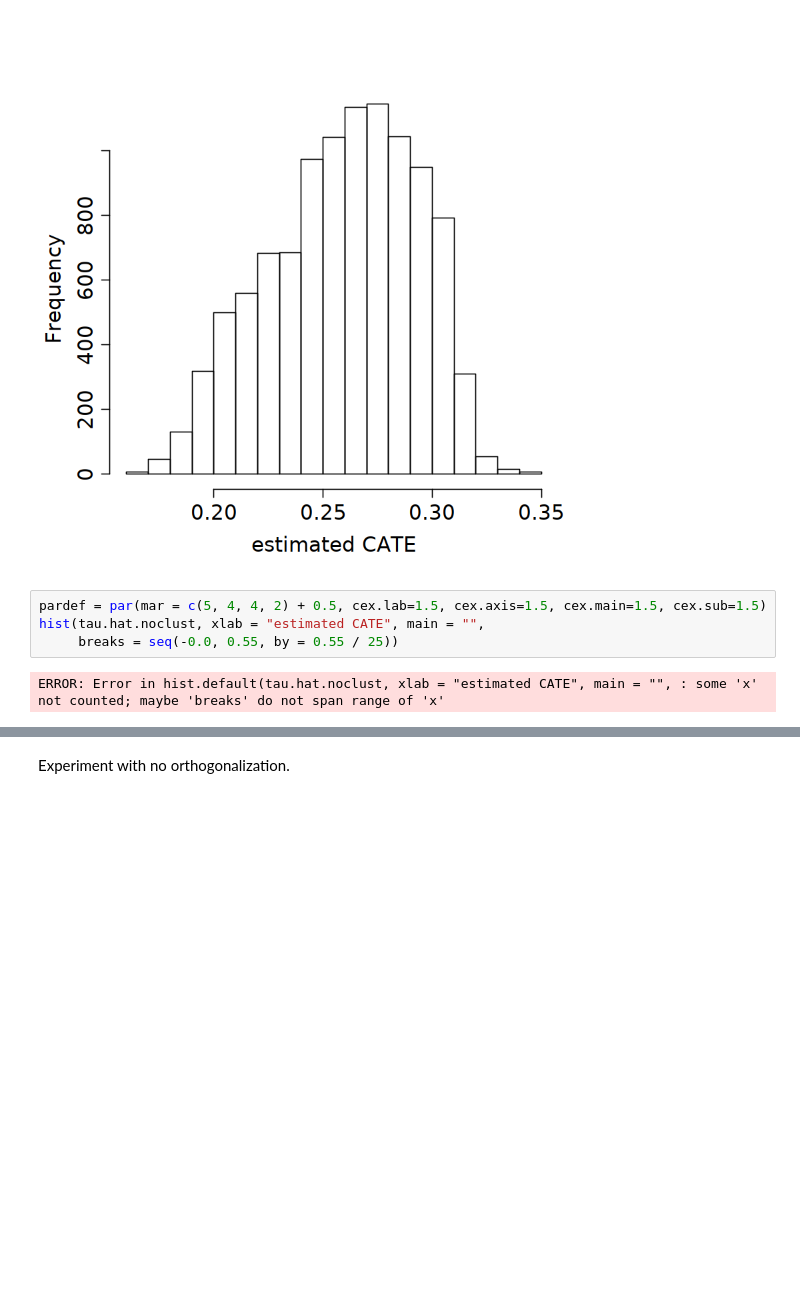
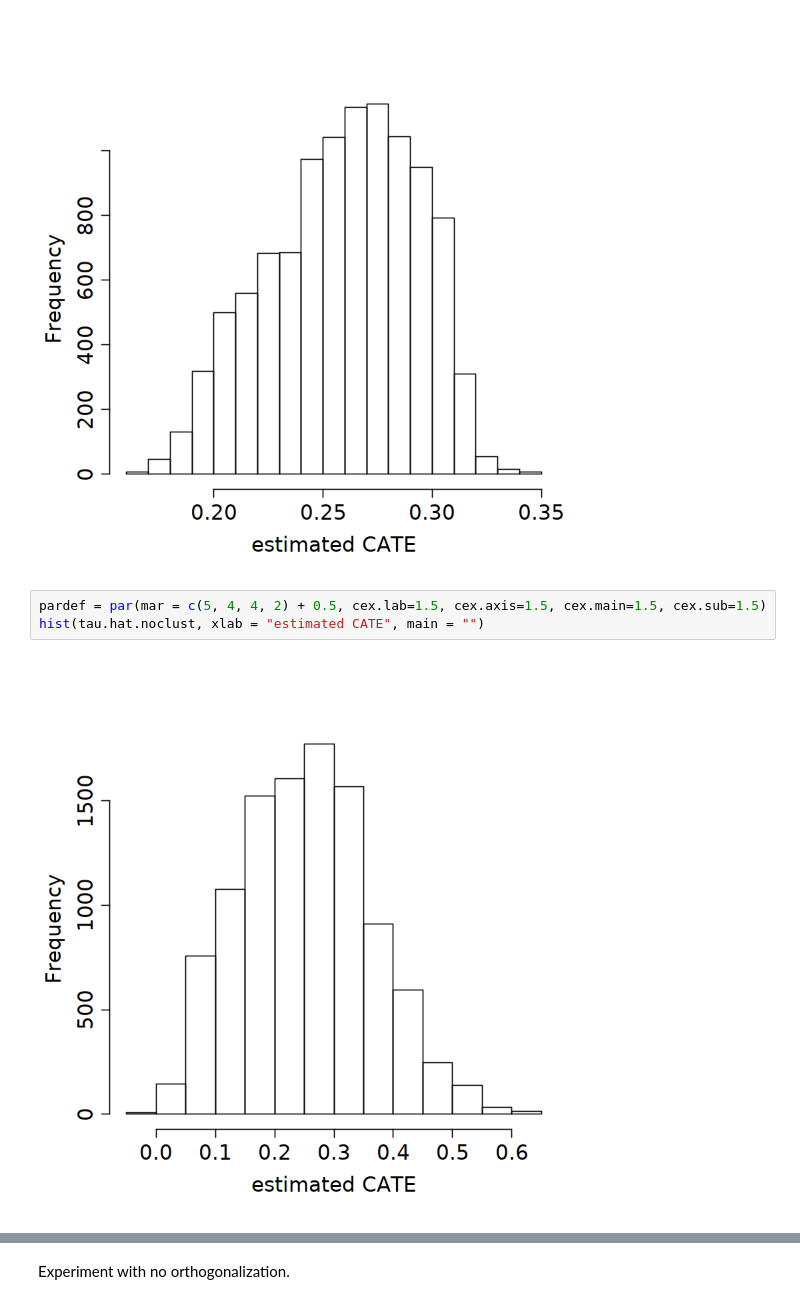
Before and after one commit to MaxGhenis/random, a Jupyter notebook: grf_acic18.ipynb, the cells around one changed output, grey strips where cells are left out. Drawn from its saved outputs; the diff is of its cells as text; blank space fills up the shorter version.

```diff
--- a/grf_acic18.ipynb
+++ b/grf_acic18.ipynb
@@ -434,10 +434,9 @@ hist(tau.hat.noprop, xlab = "estimated CATE", main = "")
 [figure]
 # %%
 pardef = par(mar = c(5, 4, 4, 2) + 0.5, cex.lab=1.5, cex.axis=1.5, cex.main=1.5, cex.sub=1.5)
-hist(tau.hat.noclust, xlab = "estimated CATE", main = "",
-     breaks = seq(-0.0, 0.55, by = 0.55 / 25))
+hist(tau.hat.noclust, xlab = "estimated CATE", main = "")
 # %% [output]
-ERROR: Error in hist.default(tau.hat.noclust, xlab = "estimated CATE", main = "", : some 'x' not counted; maybe 'breaks' do not span range of 'x'
+[figure, added]
 # %%
 pardef = par(mar = c(5, 4, 4, 2) + 0.5, cex.lab=1.5, cex.axis=1.5, cex.main=1.5, cex.sub=1.5)
 boxplot(tau.hat ~ round(X$X1), xlab = "X1", ylab = "estimated CATE")
```
Also changed, not shown: parts of 9 cells of this notebook.
